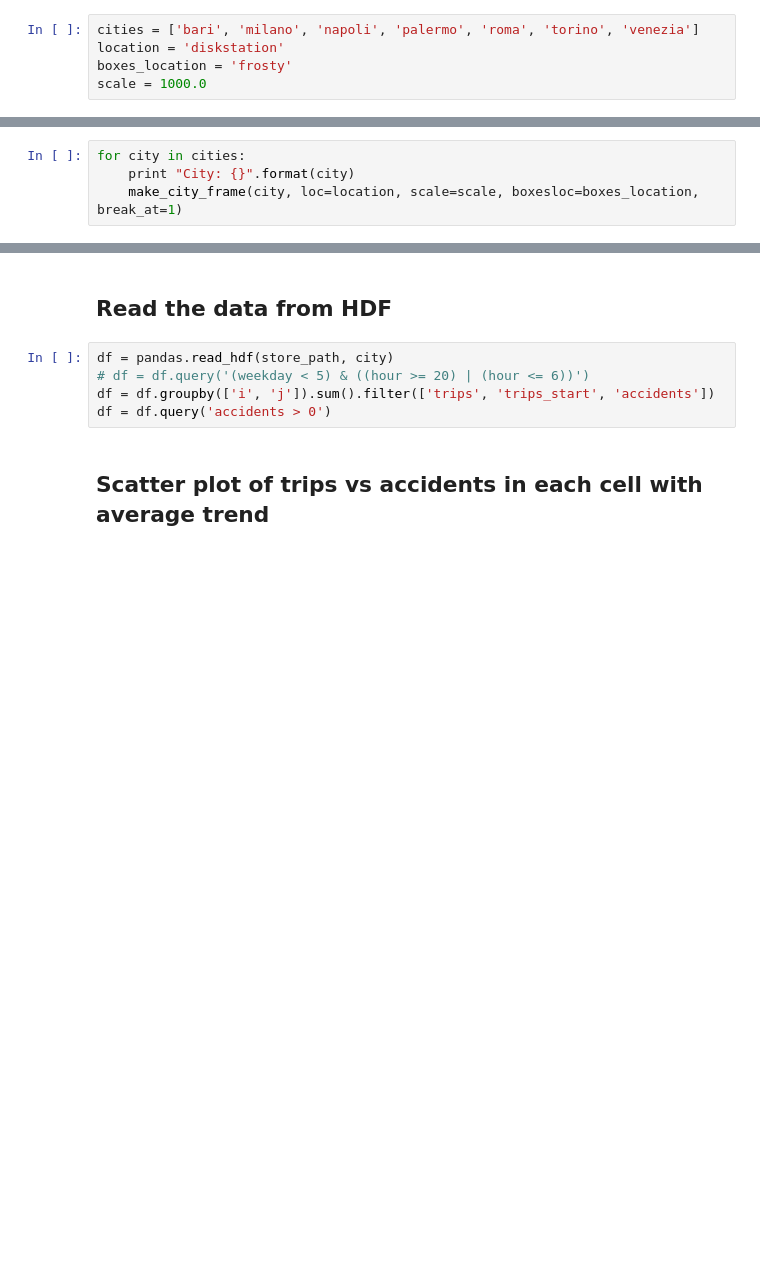
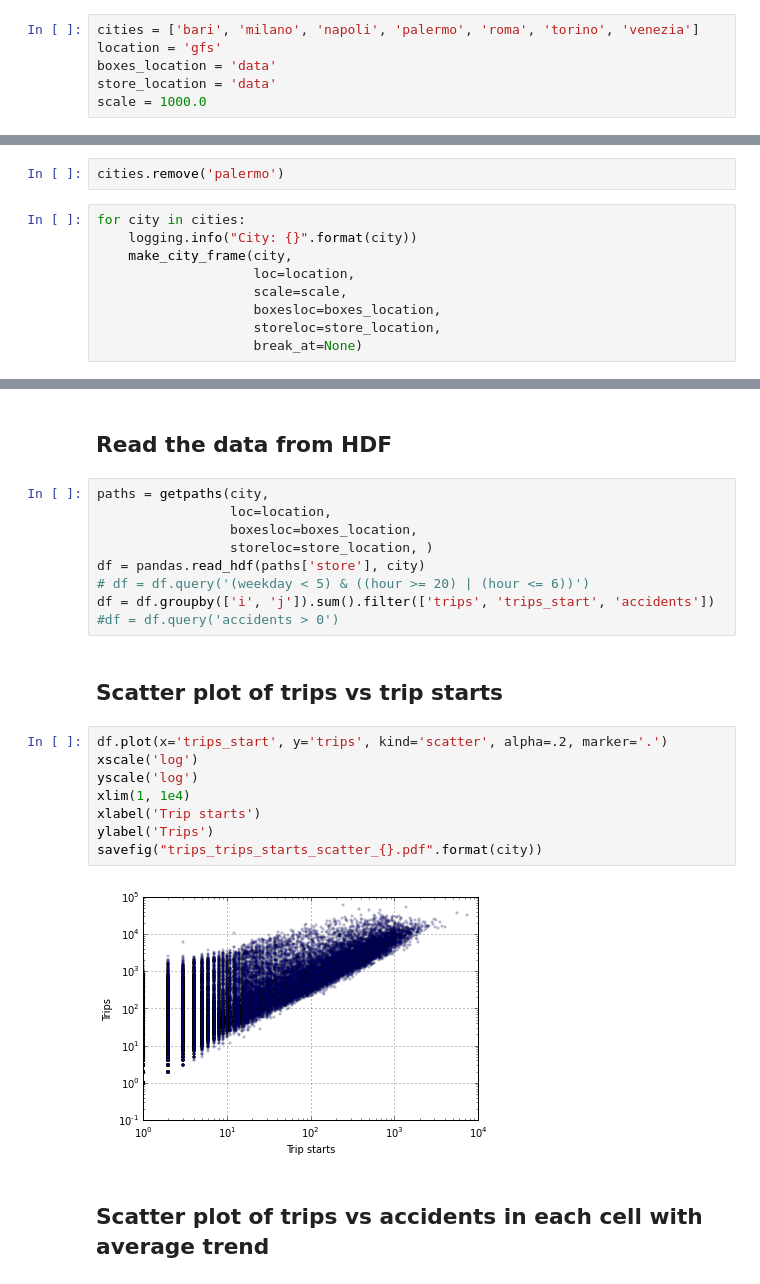
Before and after one commit to glciampaglia/tbdc15, a Jupyter notebook: Trips_accidents.ipynb, the cells around one changed output, grey strips where cells are left out. Saved outputs shown, nothing was run; the diff lists cells and outputs as text; blank space fills up the shorter version.

Commit message:
Fixed various errors, latest plots

```diff
--- a/Trips_accidents.ipynb
+++ b/Trips_accidents.ipynb
@@ -114,8 +124,9 @@ def make_city_frame(city,
 ## Select city
 # %%
 cities = ['bari', 'milano', 'napoli', 'palermo', 'roma', 'torino', 'venezia']
-location = 'diskstation'
-boxes_location = 'frosty'
+location = 'gfs'
+boxes_location = 'data'
+store_location = 'data'
 scale = 1000.0
 # %% [markdown]
 ## Read data
@@ -122,4 +142,11 @@ scale = 1000.0
+# %%
+cities.remove('palermo')
 # %%
 for city in cities:
-    print "City: {}".format(city)
-    make_city_frame(city, loc=location, scale=scale, boxesloc=boxes_location, break_at=1)
+    logging.info("City: {}".format(city))
+    make_city_frame(city,
+                    loc=location,
+                    scale=scale,
+                    boxesloc=boxes_location,
+                    storeloc=store_location,
+                    break_at=None)
@@ -128,9 +177,25 @@ for city in cities:
 # %% [markdown]
 ## Read the data from HDF
 # %%
-df = pandas.read_hdf(store_path, city)
+paths = getpaths(city,
+                 loc=location,
+                 boxesloc=boxes_location,
+                 storeloc=store_location, )
+df = pandas.read_hdf(paths['store'], city)
 # df = df.query('(weekday < 5) & ((hour >= 20) | (hour <= 6))')
 df = df.groupby(['i', 'j']).sum().filter(['trips', 'trips_start', 'accidents'])
-df = df.query('accidents > 0')
+#df = df.query('accidents > 0')
+# %% [markdown]
+## Scatter plot of trips vs trip starts
+# %%
+df.plot(x='trips_start', y='trips', kind='scatter', alpha=.2, marker='.')
+xscale('log')
+yscale('log')
+xlim(1, 1e4)
+xlabel('Trip starts')
+ylabel('Trips')
+savefig("trips_trips_starts_scatter_{}.pdf".format(city))
+# %% [output]
+[figure, added]
 # %% [markdown]
 ## Scatter plot of trips vs accidents in each cell with average trend
```
Also changed, not shown: parts of 8 cells of this notebook.
